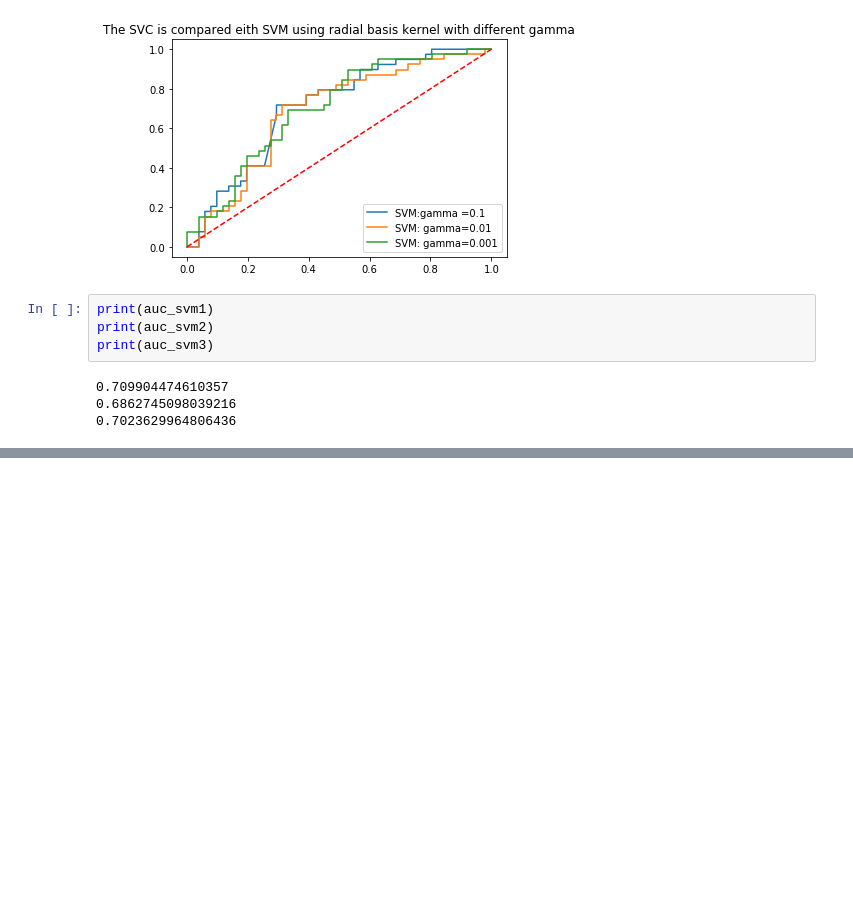
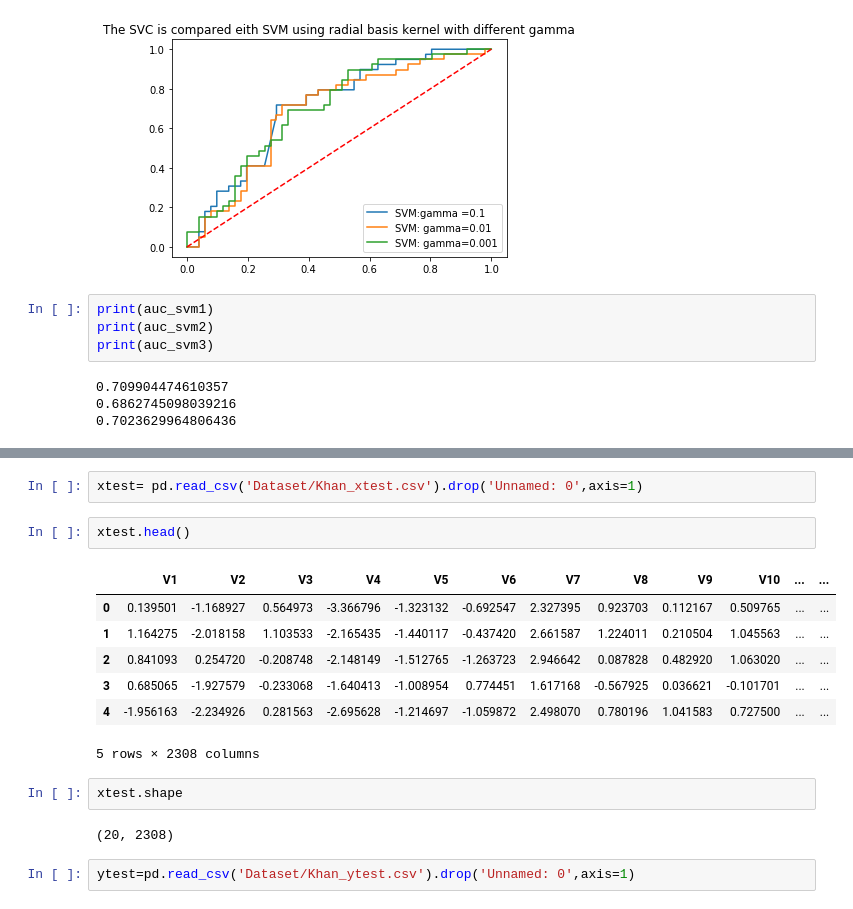
Before and after one commit to junyanyao/ISLR_Python, a Jupyter notebook: Ch9 Support Vector Machine.ipynb, the cells around one changed output, grey strips where cells are left out. Cells and saved outputs as stored; diff of their text form; blank space fills up the shorter version.

```diff
--- a/Ch9 Support Vector Machine.ipynb
+++ b/Ch9 Support Vector Machine.ipynb
@@ -294,0 +341,18 @@ print(auc_svm3)
+# %%
+xtest= pd.read_csv('Dataset/Khan_xtest.csv').drop('Unnamed: 0',axis=1)
+# %%
+xtest.head()
+# %% [output]
+|  | V1 | V2 | V3 | V4 | V5 | V6 | V7 | V8 | V9 | V10 | ... | ... |
+| 0 | 0.139501 | -1.168927 | 0.564973 | -3.366796 | -1.323132 | -0.692547 | 2.327395 | 0.923703 | 0.112167 | 0.509765 | ... | ... |
+| 1 | 1.164275 | -2.018158 | 1.103533 | -2.165435 | -1.440117 | -0.437420 | 2.661587 | 1.224011 | 0.210504 | 1.045563 | ... | ... |
+| 2 | 0.841093 | 0.254720 | -0.208748 | -2.148149 | -1.512765 | -1.263723 | 2.946642 | 0.087828 | 0.482920 | 1.063020 | ... | ... |
+| 3 | 0.685065 | -1.927579 | -0.233068 | -1.640413 | -1.008954 | 0.774451 | 1.617168 | -0.567925 | 0.036621 | -0.101701 | ... | ... |
+| 4 | -1.956163 | -2.234926 | 0.281563 | -2.695628 | -1.214697 | -1.059872 | 2.498070 | 0.780196 | 1.041583 | 0.727500 | ... | ... |
+5 rows × 2308 columns
+# %%
+xtest.shape
+# %% [output]
+(20, 2308)
+# %%
+ytest=pd.read_csv('Dataset/Khan_ytest.csv').drop('Unnamed: 0',axis=1)
```
Also changed, not shown: parts of 14 cells of this notebook, 5 other files.
